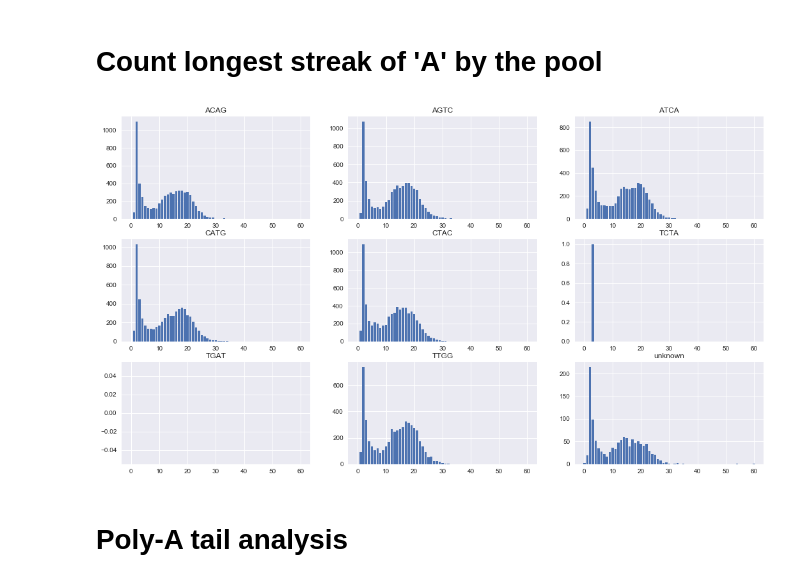
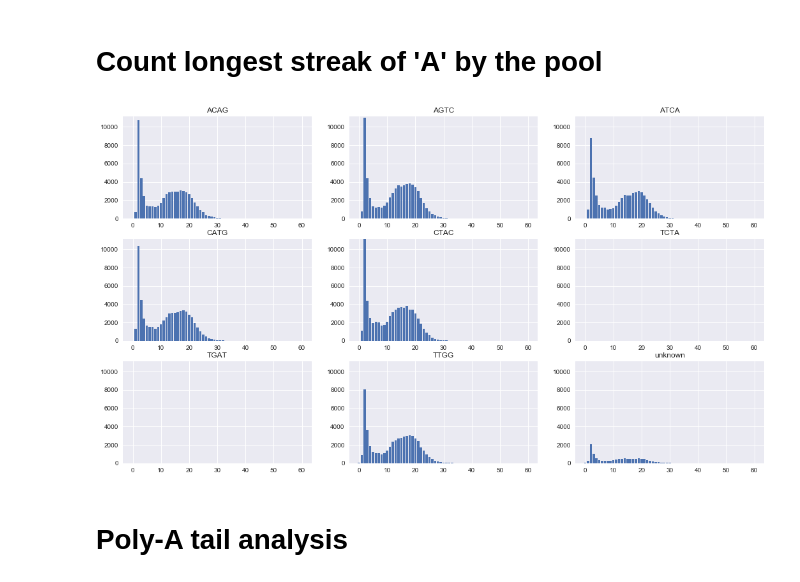
Before and after one commit to podorskaja/bioinformaticslab, a Jupyter notebook: Quality_Control.ipynb, the cells around one changed output. Cells and saved outputs as stored; diff of their text form; code cells hidden in the pictures.

```diff
--- a/Quality_Control.ipynb
+++ b/Quality_Control.ipynb
@@ -225,19 +234,23 @@ for read in dna_reads:
 # %%
 from itertools import product
 graph_position = list(product(range(3), range(3)))
 
 dim = {'x': 3, 'y': 3}
 f, axarr = plt.subplots(dim['x'], dim['y'], figsize=(18, 10))
 
+max_y_value = max(max(i) for i in d.values())
+
+
 for coordinates, d_pool in zip(graph_position, d.items()):
     i, j = coordinates
     k, v = d_pool
     axarr[i, j].bar(range(len(v)),v)
     axarr[i, j].set_title(k)
+    axarr[i, j].set_ylim([0, max_y_value])
 
 plt.show()
 # %% [output]
-[figure, old version]
+[figure, new version]
 # %% [markdown]
 # Poly-A tail analysis
 # %%
```
Also changed, not shown: parts of 51 cells of this notebook.
